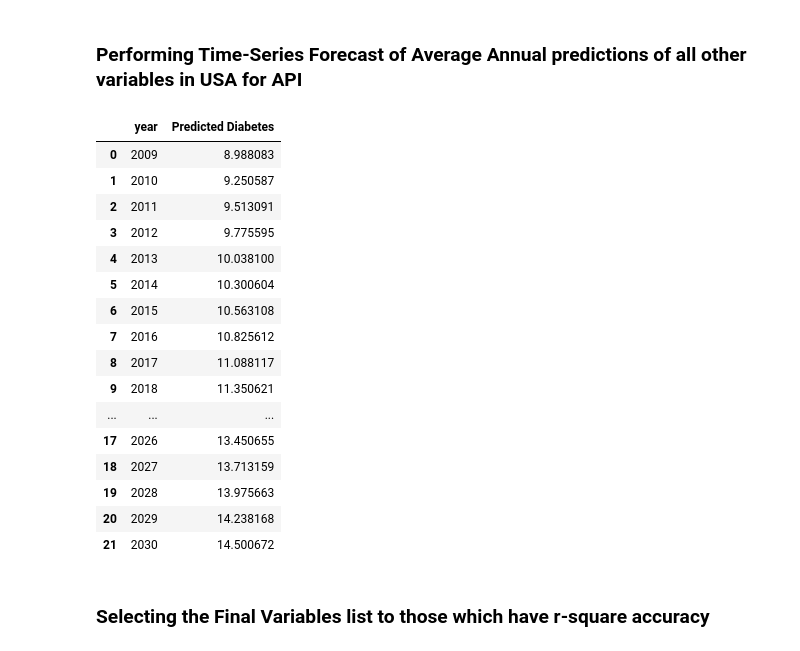
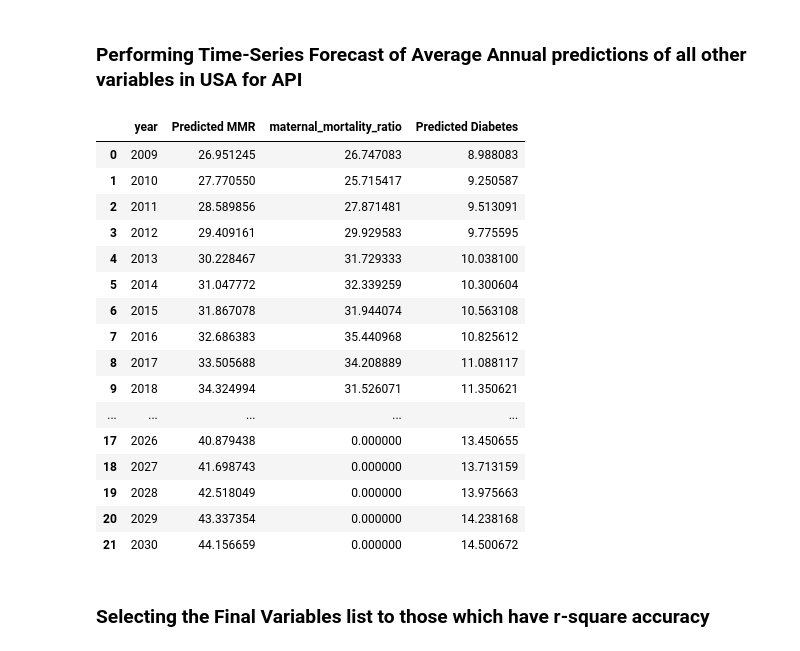
Before and after one commit to abpuccini/maternal-mortality-project, a Jupyter notebook: machine_learning/model_testing/Linear_Regression_Non_Race_Model2_Chahnaz.ipynb, the cells around one changed output. Saved outputs shown, nothing was run; the diff lists cells and outputs as text; code cells hidden in the pictures.

Commit message:
Added predictions for diabetes

```diff
--- a/machine_learning/model_testing/Linear_Regression_Non_Race_Model2_Chahnaz.ipynb
+++ b/machine_learning/model_testing/Linear_Regression_Non_Race_Model2_Chahnaz.ipynb
@@ -402,51 +402,53 @@ y = 'diabetes_val'
 AVG_MMR_USA_diabetes = mmr_without_race.groupby('year').mean()[y]
 
 # Selecting and assigning the X and y values
 X_diab = AVG_MMR_USA_diabetes.reset_index().year.values.reshape(-1,1)
 y_diab = AVG_MMR_USA_diabetes.reset_index()['diabetes_val'].values
 
 # Creating and Fitting our model to the data
 diab_model = LinearRegression().fit(X_diab, y_diab)
 r_sq_diab = diab_model.score(X_diab, y_diab)
 # print(r_sq_diab)
 
 # Setting predictions dictionary to hold variables
 diabetes=[]
 
 # Creating a for-loop to return predictions from model
 for i in range(2009,2031):
     y_values=diab_model.predict(np.array([i]).reshape(1, -1))
     diabetes.append(y_values[0])
 
 # Creating a year range to hold years values with the future predictions
 years = [i for i in range(2009,2031)]
 
 # Creating a new DataFrame to hold mmmr values with 10 years predictions
 diabetes_predictions = pd.DataFrame(list(zip(years, diabetes)),
                columns =['year', 'Predicted Diabetes'])
 
 # DataFrame with the future predictions
 diabetes_predictions
 
-#
+# Merging with mmr_predictions
+combined1 = pd.merge(mmr_predictions, diabetes_predictions, how='inner', left_on=['year'], right_on=['year'])
+combined1
 # %% [output]
-|  | year | Predicted Diabetes |
-| 0 | 2009 | 8.988083 |
-| 1 | 2010 | 9.250587 |
-| 2 | 2011 | 9.513091 |
-| 3 | 2012 | 9.775595 |
-| 4 | 2013 | 10.038100 |
-| 5 | 2014 | 10.300604 |
-| 6 | 2015 | 10.563108 |
-| 7 | 2016 | 10.825612 |
-| 8 | 2017 | 11.088117 |
-| 9 | 2018 | 11.350621 |
-| ... | ... | ... |
-| 17 | 2026 | 13.450655 |
-| 18 | 2027 | 13.713159 |
-| 19 | 2028 | 13.975663 |
-| 20 | 2029 | 14.238168 |
-| 21 | 2030 | 14.500672 |
+|  | year | Predicted MMR | maternal_mortality_ratio | Predicted Diabetes |
+| 0 | 2009 | 26.951245 | 26.747083 | 8.988083 |
+| 1 | 2010 | 27.770550 | 25.715417 | 9.250587 |
+| 2 | 2011 | 28.589856 | 27.871481 | 9.513091 |
+| 3 | 2012 | 29.409161 | 29.929583 | 9.775595 |
+| 4 | 2013 | 30.228467 | 31.729333 | 10.038100 |
+| 5 | 2014 | 31.047772 | 32.339259 | 10.300604 |
+| 6 | 2015 | 31.867078 | 31.944074 | 10.563108 |
+| 7 | 2016 | 32.686383 | 35.440968 | 10.825612 |
+| 8 | 2017 | 33.505688 | 34.208889 | 11.088117 |
+| 9 | 2018 | 34.324994 | 31.526071 | 11.350621 |
+| ... | ... | ... | ... | ... |
+| 17 | 2026 | 40.879438 | 0.000000 | 13.450655 |
+| 18 | 2027 | 41.698743 | 0.000000 | 13.713159 |
+| 19 | 2028 | 42.518049 | 0.000000 | 13.975663 |
+| 20 | 2029 | 43.337354 | 0.000000 | 14.238168 |
+| 21 | 2030 | 44.156659 | 0.000000 | 14.500672 |
 # %% [markdown]
 ### Selecting the Final Variables list to those which have r-square accuracy
 # %%
```
Also changed, not shown: parts of 7 cells of this notebook.
